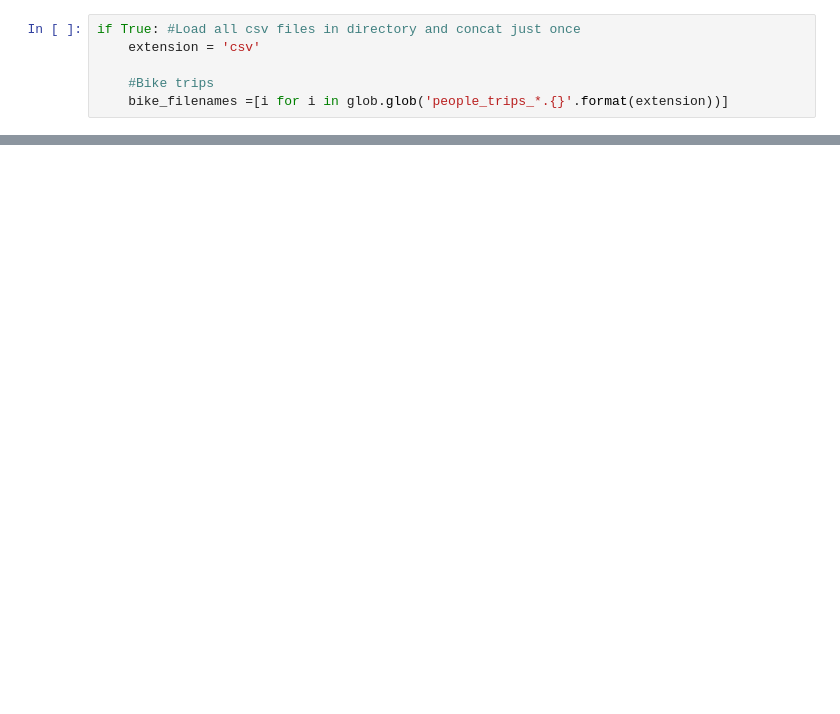
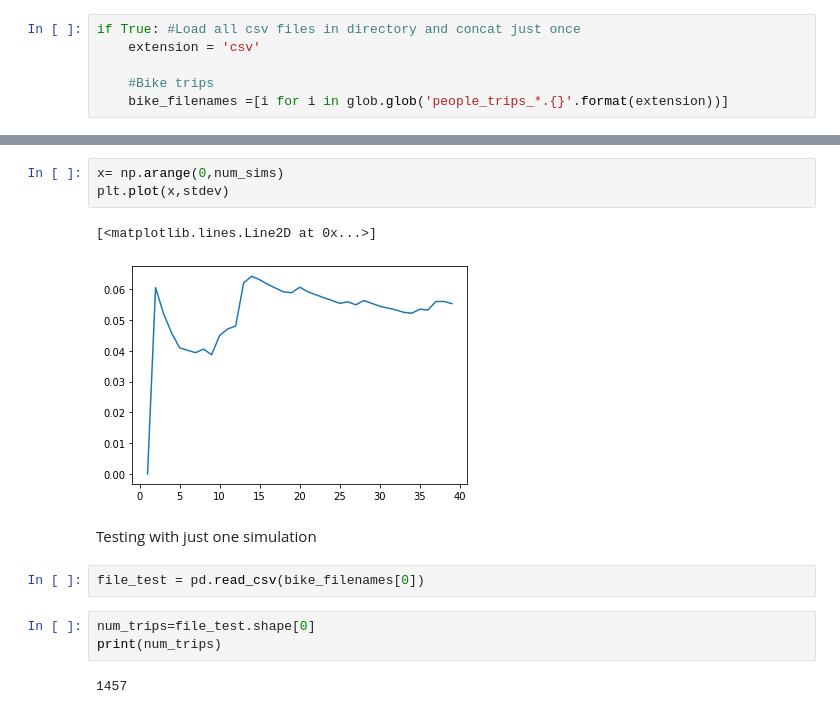
Before and after one commit to CityScope/VehicleClustering, a Jupyter notebook: CS_CityScope_GAMA/postprocessing/num-sims.ipynb, the cells around one changed output, grey strips where cells are left out. Saved outputs shown, nothing was run; the diff lists cells and outputs as text; blank space fills up the shorter version.

```diff
--- a/CS_CityScope_GAMA/postprocessing/num-sims.ipynb
+++ b/CS_CityScope_GAMA/postprocessing/num-sims.ipynb
@@ -37,0 +52,15 @@ for file in bike_filenames:
+# %%
+x= np.arange(0,num_sims)
+plt.plot(x,stdev)
+# %% [output]
+[<matplotlib.lines.Line2D at 0x...>]
+[figure, added]
+# %% [markdown]
+Testing with just one simulation
+# %%
+file_test = pd.read_csv(bike_filenames[0])
+# %%
+num_trips=file_test.shape[0]
+print(num_trips)
+# %% [output]
+1457
```
Also changed, not shown: parts of 11 cells of this notebook.
